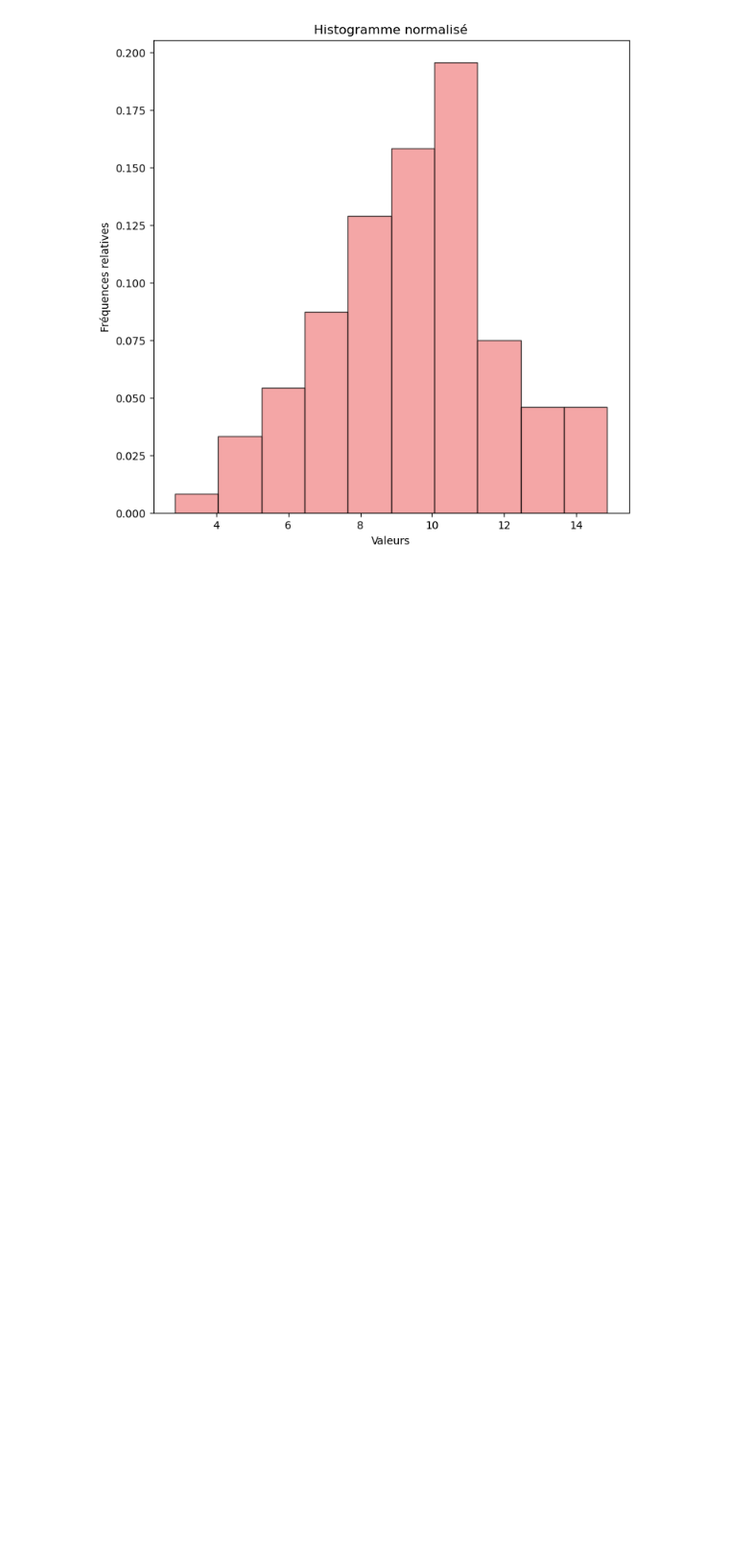
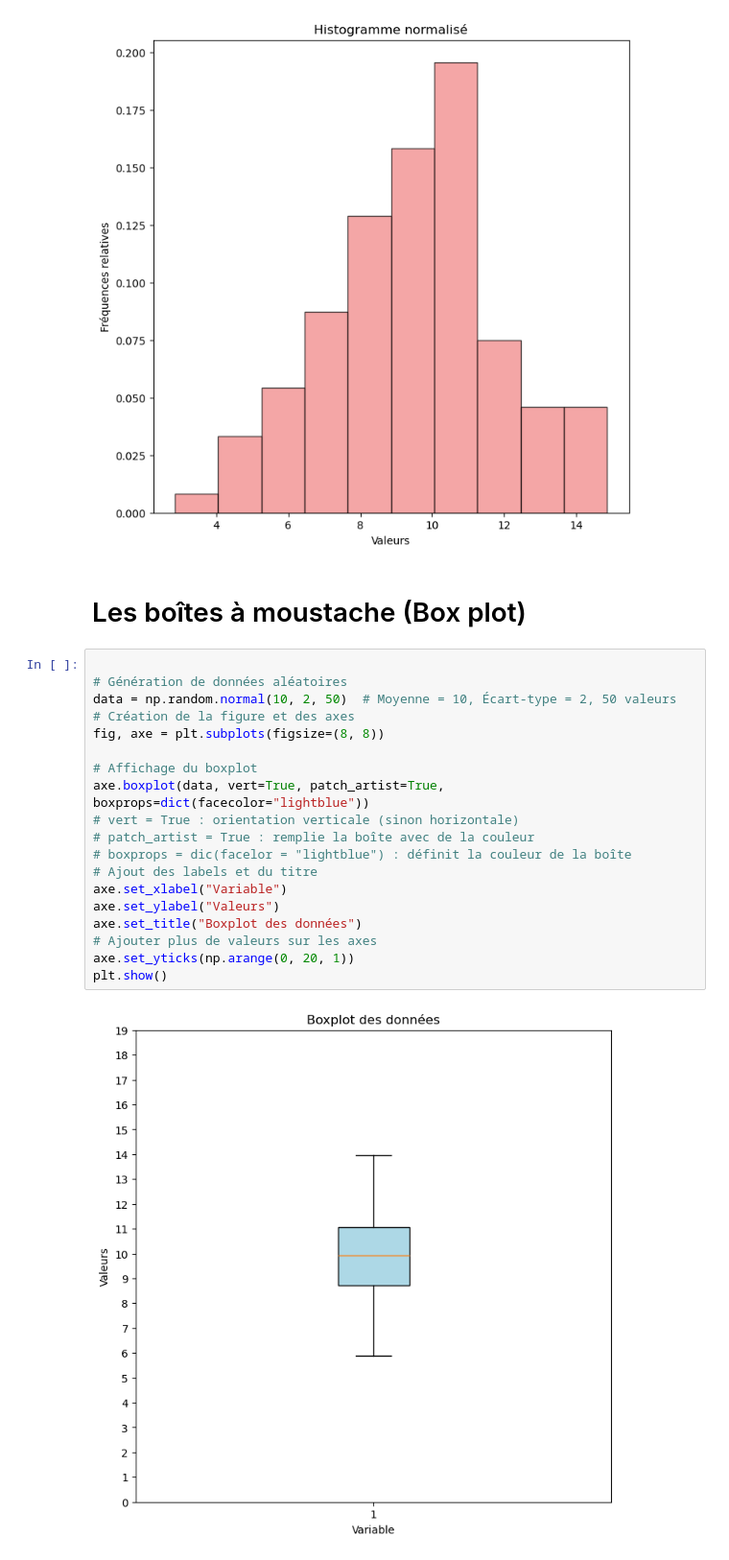
Before and after one commit to Josue-Tambwe/Data-Science, a Jupyter notebook: 3_Matplotlib/intro_matplotlib.ipynb, the cells around one changed output. Shown at 96% size. Drawn from its saved outputs; the diff is of its cells as text; blank space fills up the shorter version.

```diff
--- a/3_Matplotlib/Untitled.ipynb
+++ b/3_Matplotlib/intro_matplotlib.ipynb
@@ -324,3 +321,26 @@ axe.set_title("Histogramme normalisé")
 plt.show()
 # %% [output]
 [figure]
+# %% [markdown]
+# Les boîtes à moustache (Box plot)
+# %%
+
+# Génération de données aléatoires
+data = np.random.normal(10, 2, 50)  # Moyenne = 10, Écart-type = 2, 50 valeurs
+# Création de la figure et des axes
+fig, axe = plt.subplots(figsize=(8, 8))
+
+# Affichage du boxplot
+axe.boxplot(data, vert=True, patch_artist=True, boxprops=dict(facecolor="lightblue"))
+# vert = True : orientation verticale (sinon horizontale)
+# patch_artist = True : remplie la boîte avec de la couleur
+# boxprops = dic(facelor = "lightblue") : définit la couleur de la boîte
+# Ajout des labels et du titre
+axe.set_xlabel("Variable")
+axe.set_ylabel("Valeurs")
+axe.set_title("Boxplot des données")
+# Ajouter plus de valeurs sur les axes
+axe.set_yticks(np.arange(0, 20, 1))
+plt.show()
+# %% [output]
+[figure, added]
```
Also changed, not shown: parts of 4 cells of this notebook.
